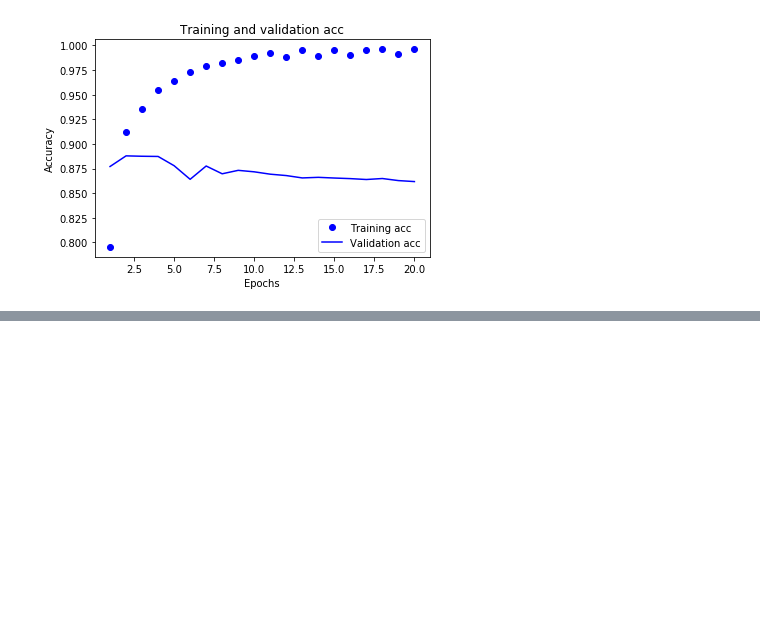
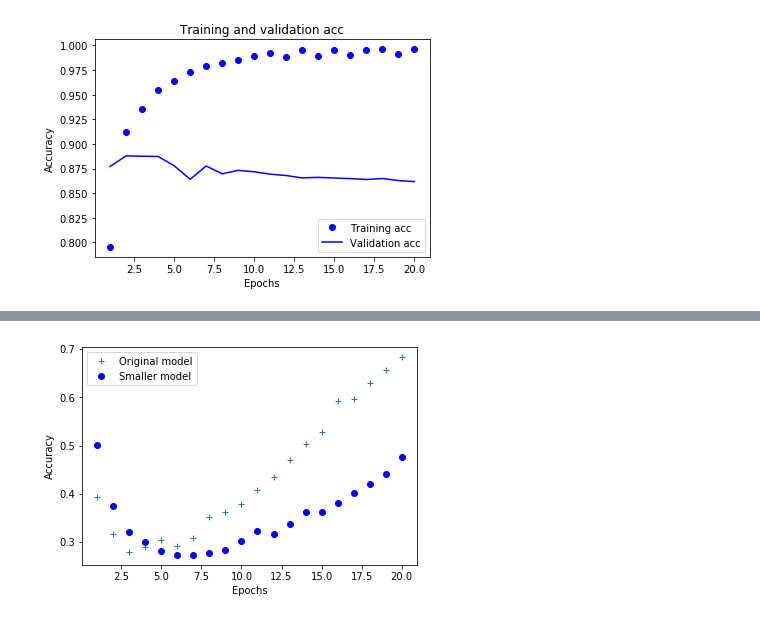
Before and after one commit to gamgoon/deep-learning-with-python, a Jupyter notebook: ch3-4.ipynb, the cells around one changed output, grey strips where cells are left out. Saved outputs shown, nothing was run; the diff lists cells and outputs as text; code cells hidden in the pictures; blank space fills up the shorter version.

```diff
--- a/ch3-4.ipynb
+++ b/ch3-4.ipynb
@@ -294,0 +356,17 @@ plt.show()
+# %%
+# 원래 손실과 작은 네트워크의 손실 비교
+
+plt.clf() # 그래프 초기화
+acc = history_dict['acc']
+val_acc = history_dict['val_acc']
+
+plt.plot(epochs, original_val_loss, '+', label = 'Original model')
+plt.plot(epochs, small_val_loss, 'bo', label='Smaller model')
+plt.title('')
+plt.xlabel('Epochs')
+plt.ylabel('Accuracy')
+plt.legend()
+
+plt.show()
+# %% [output]
+[figure, added]
```
Also changed, not shown: parts of 12 cells of this notebook.
